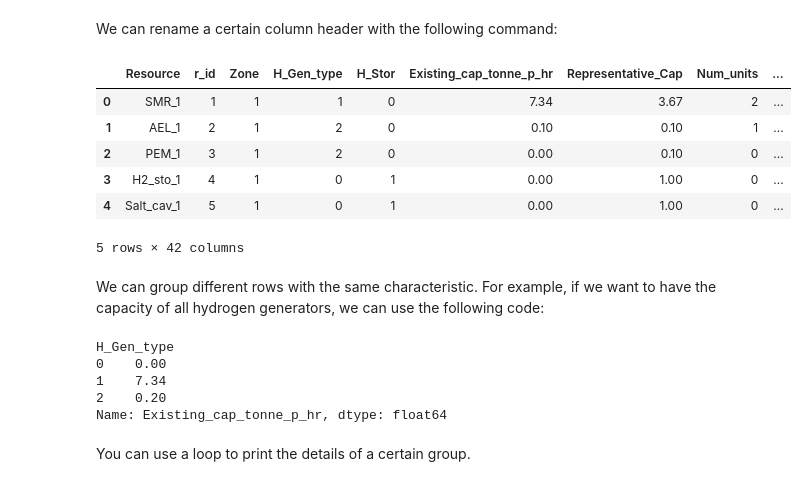
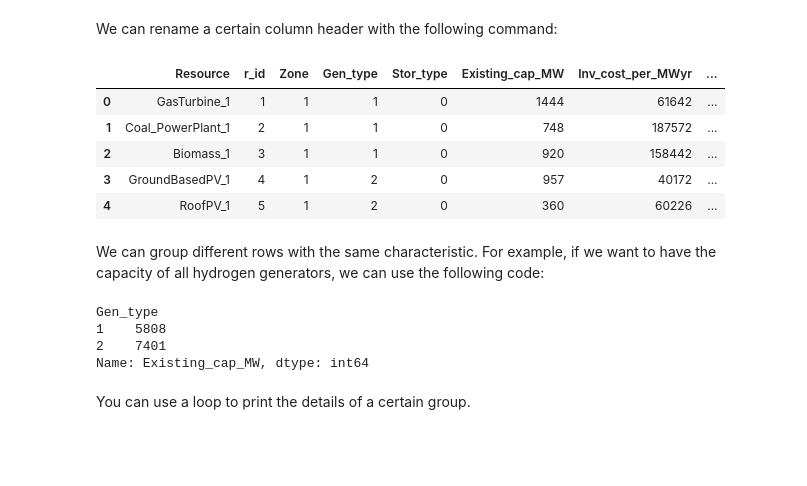
Before and after one commit to rezfa/Supply_Chain_Analytics_2026, a Jupyter notebook: 0_Getting_Started.ipynb, the cells around one changed output. Saved outputs shown, nothing was run; the diff lists cells and outputs as text; code cells hidden in the pictures; blank space fills up the shorter version.

```diff
--- a/0_Getting_Started.ipynb
+++ b/0_Getting_Started.ipynb
@@ -66,7 +145,7 @@ We created a DataFrame from scratch. But we also can read data from excel or CSV
 df.to_csv("Input_Data/energy_data.csv", index=False)
 
 # Read it back
-df_csv = pd.read_csv("/workspaces/Supply_Chain_Analytics_2026/Input_Data/HSC_Gen_Data.csv")
+df_csv = pd.read_csv("Input_Data/Powe_Gen_Data.csv")
 df_csv.head()
 #df_csv.info()
 # %% [output]
@@ -108,7 +267,7 @@ Selected_Data
 # %% [markdown]
 We can add new columns to our DataFrames:
 # %%
-df_csv["Inflated_inv_Cost"] = df_csv["Inv_cost_tonne_hr_p_yr"] * 1.23
+df_csv["Inflated_inv_Cost"] = df_csv["Inv_cost_per_MWyr"] * 1.23
 
-df_csv["Inflated_inv_Cost"]
+df_csv[["Inv_cost_per_MWyr","Inflated_inv_Cost"]]
 # %% [output]
@@ -129,28 +295,26 @@ df_csv.drop(columns=["Inflated_inv_Cost"], inplace=True)
 # %% [markdown]
 We can rename a certain column header with the following command:
 # %%
-df_csv = df_csv.rename(columns={"Rep_capacity": "Representative_Cap", "etta_cha": "Cahrge_Efficiency"})
+df_csv = df_csv.rename(columns={"Existing_cap": "Existing_cap_MW", "Fuel": "Fuel_Type"})
 df_csv.head()
 # %% [output]
-|  | Resource | r_id | Zone | H_Gen_type | H_Stor | Existing_cap_tonne_p_hr | Representative_Cap | Num_units | ... |
-| 0 | SMR_1 | 1 | 1 | 1 | 0 | 7.34 | 3.67 | 2 | ... |
-| 1 | AEL_1 | 2 | 1 | 2 | 0 | 0.10 | 0.10 | 1 | ... |
-| 2 | PEM_1 | 3 | 1 | 2 | 0 | 0.00 | 0.10 | 0 | ... |
-| 3 | H2_sto_1 | 4 | 1 | 0 | 1 | 0.00 | 1.00 | 0 | ... |
-| 4 | Salt_cav_1 | 5 | 1 | 0 | 1 | 0.00 | 1.00 | 0 | ... |
+|  | Resource | r_id | Zone | Gen_type | Stor_type | Existing_cap_MW | Inv_cost_per_MWyr | ... |
+| 0 | GasTurbine_1 | 1 | 1 | 1 | 0 | 1444 | 61642 | ... |
+| 1 | Coal_PowerPlant_1 | 2 | 1 | 1 | 0 | 748 | 187572 | ... |
+| 2 | Biomass_1 | 3 | 1 | 1 | 0 | 920 | 158442 | ... |
+| 3 | GroundBasedPV_1 | 4 | 1 | 2 | 0 | 957 | 40172 | ... |
+| 4 | RoofPV_1 | 5 | 1 | 2 | 0 | 360 | 60226 | ... |
-5 rows × 42 columns
 # %% [markdown]
 We can group different rows with the same characteristic. For example, if we want to have the capacity of all hydrogen generators, we can use the following code:
 # %%
-df_existing_Cap = df_csv.groupby("H_Gen_type")["Existing_cap_tonne_p_hr"].sum()
+df_existing_Cap = df_csv.groupby("Gen_type")["Existing_cap_MW"].sum()
 
 df_existing_Cap
 # %% [output]
-H_Gen_type
-0    0.00
-1    7.34
-2    0.20
-Name: Existing_cap_tonne_p_hr, dtype: float64
+Gen_type
+1    5808
+2    7401
+Name: Existing_cap_MW, dtype: int64
 # %% [markdown]
 You can use a loop to print the details of a certain group.
 # %%
```
Also changed, not shown: parts of 21 cells of this notebook, 5 other files.
